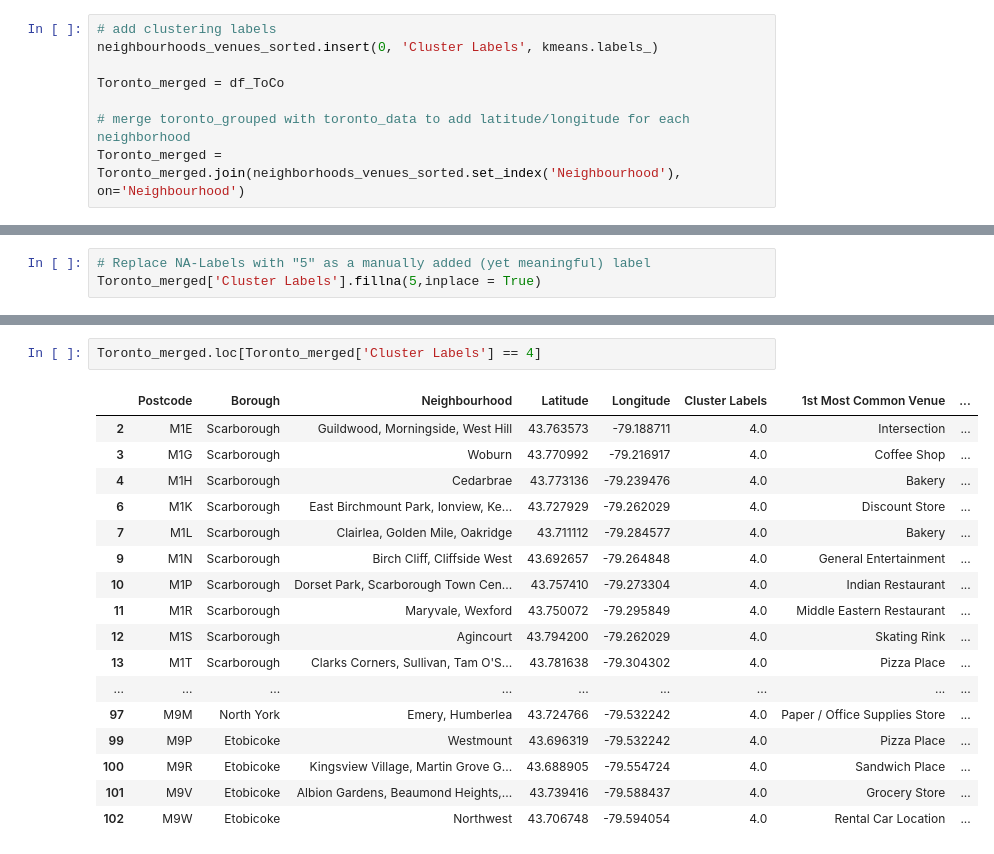
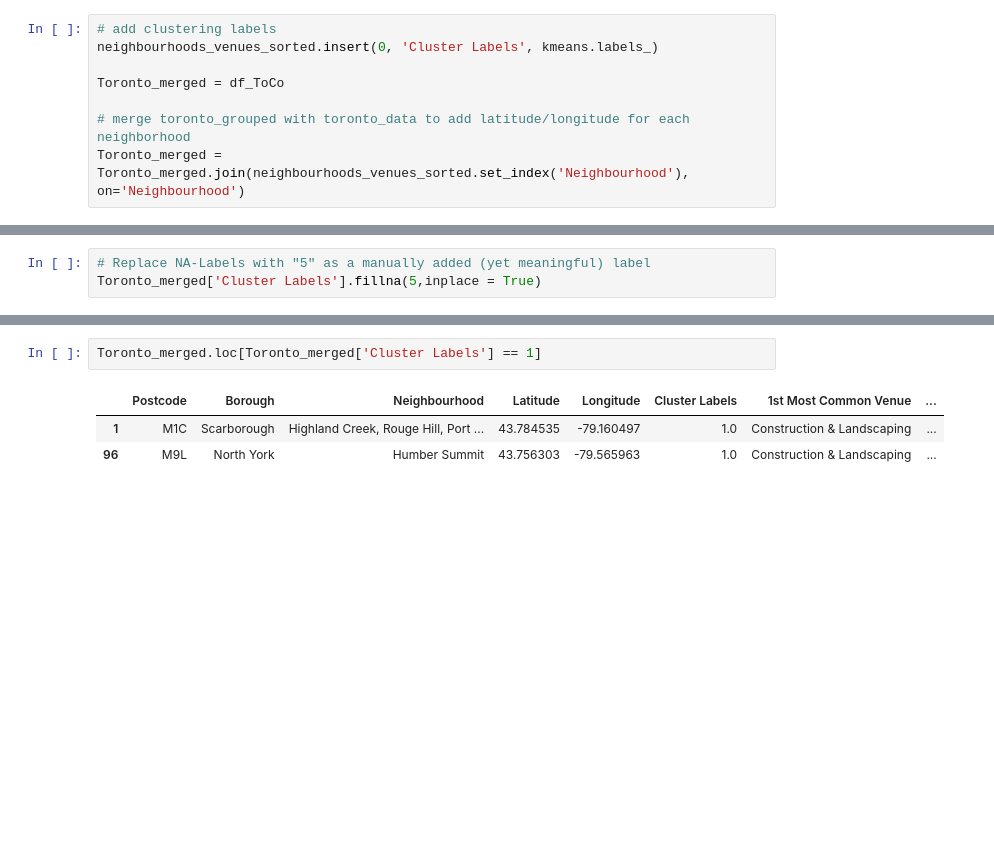
Before and after one commit to FKlapp/Coursera_Capstone, a Jupyter notebook: Assignment_Capstone_Week3.ipynb, the cells around one changed output, grey strips where cells are left out. Saved outputs shown, nothing was run; the diff lists cells and outputs as text; blank space fills up the shorter version.

```diff
--- a/Assignment_Capstone_Week3.ipynb
+++ b/Assignment_Capstone_Week3.ipynb
@@ -227,7 +287,7 @@ neighbourhoods_venues_sorted.insert(0, 'Cluster Labels', kmeans.labels_)
 Toronto_merged = df_ToCo
 
 # merge toronto_grouped with toronto_data to add latitude/longitude for each neighborhood
-Toronto_merged = Toronto_merged.join(neighborhoods_venues_sorted.set_index('Neighbourhood'), on='Neighbourhood')
+Toronto_merged = Toronto_merged.join(neighbourhoods_venues_sorted.set_index('Neighbourhood'), on='Neighbourhood')
 # %% [markdown]
 <h3> As I encountered some problems later in the process; I figured I had to check for missing values
 <br> Apparently there are neighbourhoods with no venue in 500m proximity
@@ -276,22 +336,8 @@ map_clusters
 # %% [output]
 [interactive output not drawn]
 # %%
-Toronto_merged.loc[Toronto_merged['Cluster Labels'] == 4]
+Toronto_merged.loc[Toronto_merged['Cluster Labels'] == 1]
 # %% [output]
 |  | Postcode | Borough | Neighbourhood | Latitude | Longitude | Cluster Labels | 1st Most Common Venue | ... |
-| 2 | M1E | Scarborough | Guildwood, Morningside, West Hill | 43.763573 | -79.188711 | 4.0 | Intersection | ... |
-| 3 | M1G | Scarborough | Woburn | 43.770992 | -79.216917 | 4.0 | Coffee Shop | ... |
-| 4 | M1H | Scarborough | Cedarbrae | 43.773136 | -79.239476 | 4.0 | Bakery | ... |
-| 6 | M1K | Scarborough | East Birchmount Park, Ionview, Ke... | 43.727929 | -79.262029 | 4.0 | Discount Store | ... |
-| 7 | M1L | Scarborough | Clairlea, Golden Mile, Oakridge | 43.711112 | -79.284577 | 4.0 | Bakery | ... |
-| 9 | M1N | Scarborough | Birch Cliff, Cliffside West | 43.692657 | -79.264848 | 4.0 | General Entertainment | ... |
-| 10 | M1P | Scarborough | Dorset Park, Scarborough Town Cen... | 43.757410 | -79.273304 | 4.0 | Indian Restaurant | ... |
-| 11 | M1R | Scarborough | Maryvale, Wexford | 43.750072 | -79.295849 | 4.0 | Middle Eastern Restaurant | ... |
-| 12 | M1S | Scarborough | Agincourt | 43.794200 | -79.262029 | 4.0 | Skating Rink | ... |
-| 13 | M1T | Scarborough | Clarks Corners, Sullivan, Tam O'S... | 43.781638 | -79.304302 | 4.0 | Pizza Place | ... |
-| ... | ... | ... | ... | ... | ... | ... | ... | ... |
-| 97 | M9M | North York | Emery, Humberlea | 43.724766 | -79.532242 | 4.0 | Paper / Office Supplies Store | ... |
-| 99 | M9P | Etobicoke | Westmount | 43.696319 | -79.532242 | 4.0 | Pizza Place | ... |
-| 100 | M9R | Etobicoke | Kingsview Village, Martin Grove G... | 43.688905 | -79.554724 | 4.0 | Sandwich Place | ... |
-| 101 | M9V | Etobicoke | Albion Gardens, Beaumond Heights,... | 43.739416 | -79.588437 | 4.0 | Grocery Store | ... |
-| 102 | M9W | Etobicoke | Northwest | 43.706748 | -79.594054 | 4.0 | Rental Car Location | ... |
+| 1 | M1C | Scarborough | Highland Creek, Rouge Hill, Port ... | 43.784535 | -79.160497 | 1.0 | Construction & Landscaping | ... |
+| 96 | M9L | North York | Humber Summit | 43.756303 | -79.565963 | 1.0 | Construction & Landscaping | ... |
```
Also changed, not shown: parts of 11 cells of this notebook.
